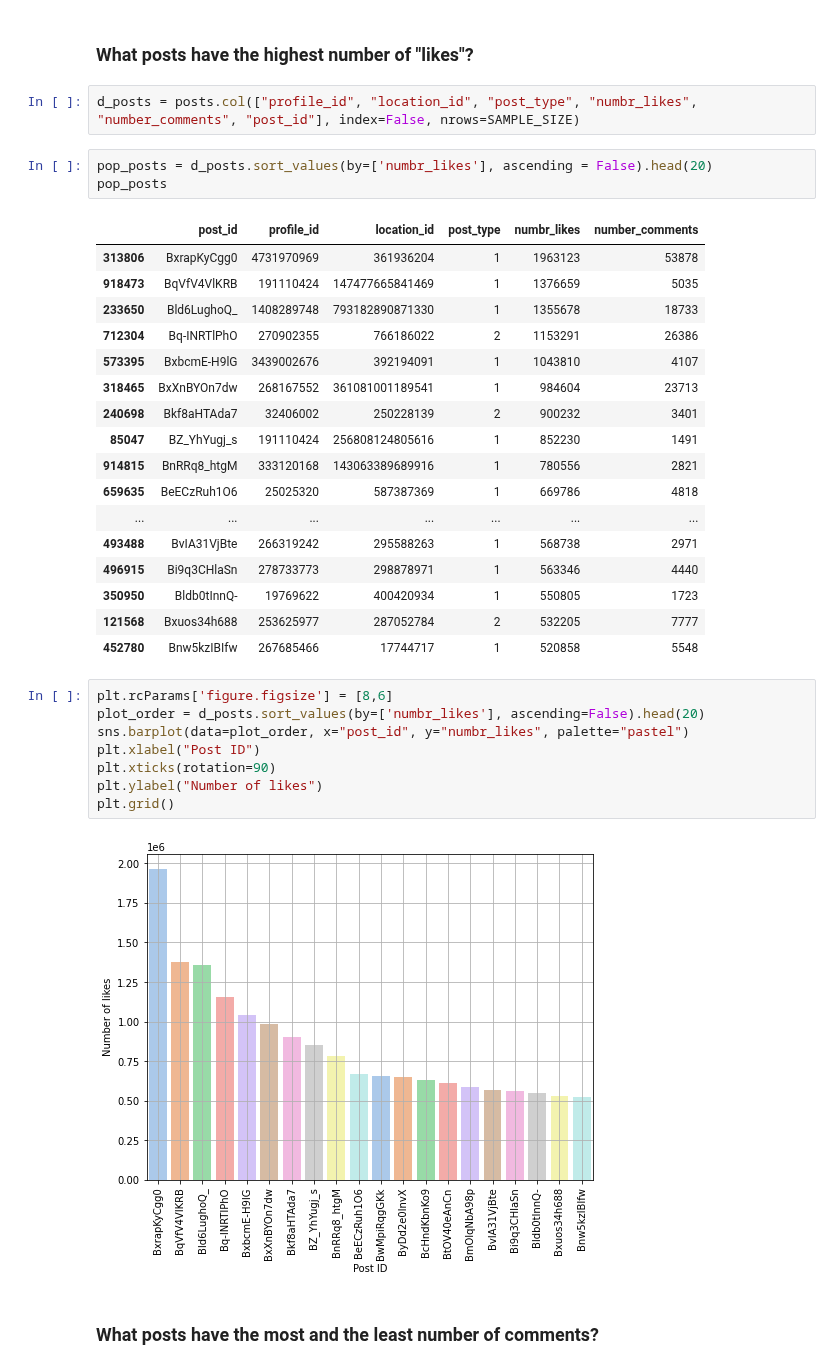
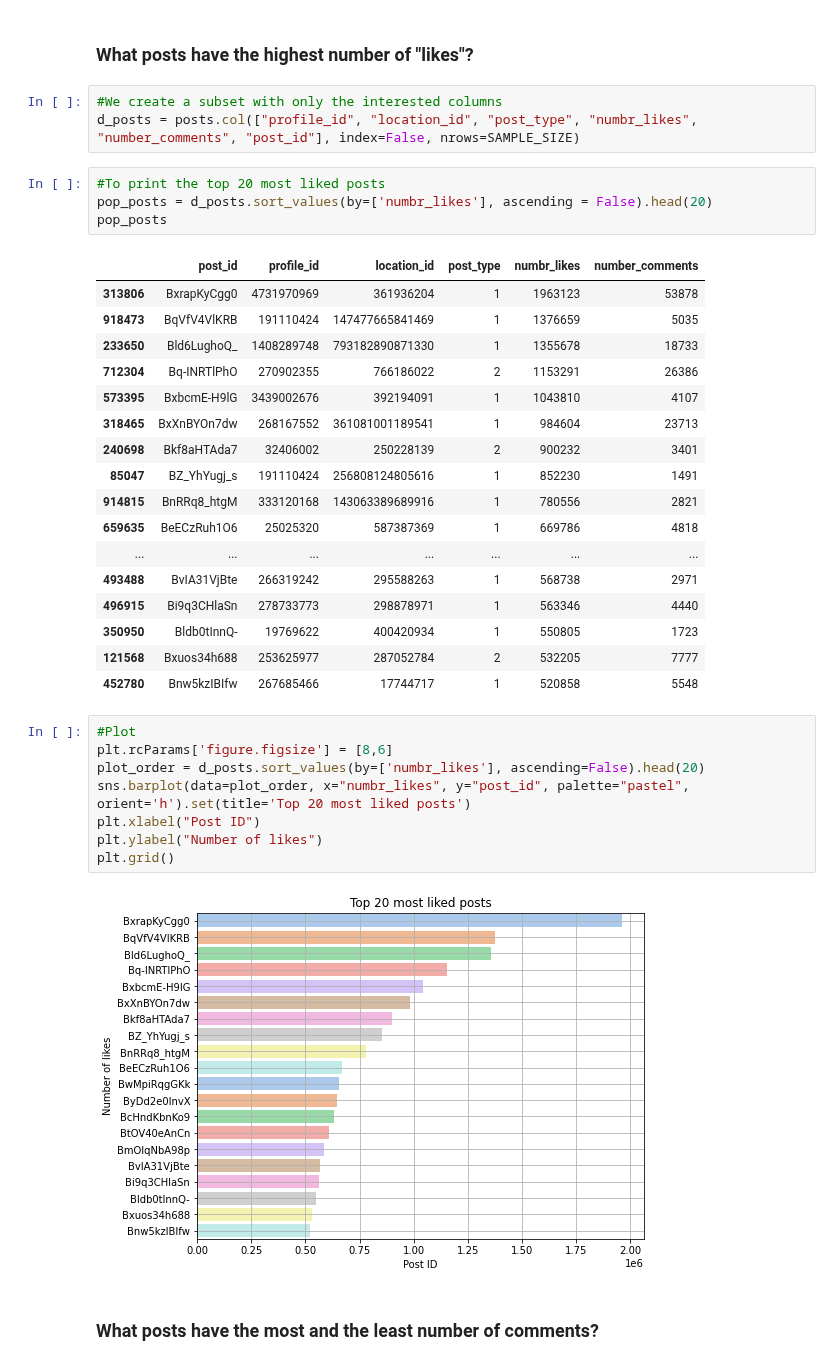
Before and after one commit to Prot10/ADM_HW_2, a Jupyter notebook: adm-carolina.ipynb, the cells around one changed output. Saved outputs shown, nothing was run; the diff lists cells and outputs as text.

```diff
--- a/adm-carolina.ipynb
+++ b/adm-carolina.ipynb
@@ -205,8 +206,10 @@ plt.grid()
 # %% [markdown]
 ### What posts have the highest number of "likes"?
 # %%
+#We create a subset with only the interested columns
 d_posts = posts.col(["profile_id", "location_id", "post_type", "numbr_likes", "number_comments", "post_id"], index=False, nrows=SAMPLE_SIZE)
 # %%
+#To print the top 20 most liked posts
 pop_posts = d_posts.sort_values(by=['numbr_likes'], ascending = False).head(20)
 pop_posts
 # %% [output]
@@ -228,15 +231,15 @@ pop_posts
 | 121568 | Bxuos34h688 | 253625977 | 287052784 | 2 | 532205 | 7777 |
 | 452780 | Bnw5kzIBIfw | 267685466 | 17744717 | 1 | 520858 | 5548 |
 # %%
+#Plot
 plt.rcParams['figure.figsize'] = [8,6]
 plot_order = d_posts.sort_values(by=['numbr_likes'], ascending=False).head(20)
-sns.barplot(data=plot_order, x="post_id", y="numbr_likes", palette="pastel")
+sns.barplot(data=plot_order, x="numbr_likes", y="post_id", palette="pastel", orient='h').set(title='Top 20 most liked posts')
 plt.xlabel("Post ID")
-plt.xticks(rotation=90)
 plt.ylabel("Number of likes")
 plt.grid()
 # %% [output]
-[figure, old version]
+[figure, new version]
 # %% [markdown]
 ### What posts have the most and the least number of comments?
 # %%
```
Also changed, not shown: parts of 24 cells of this notebook.
